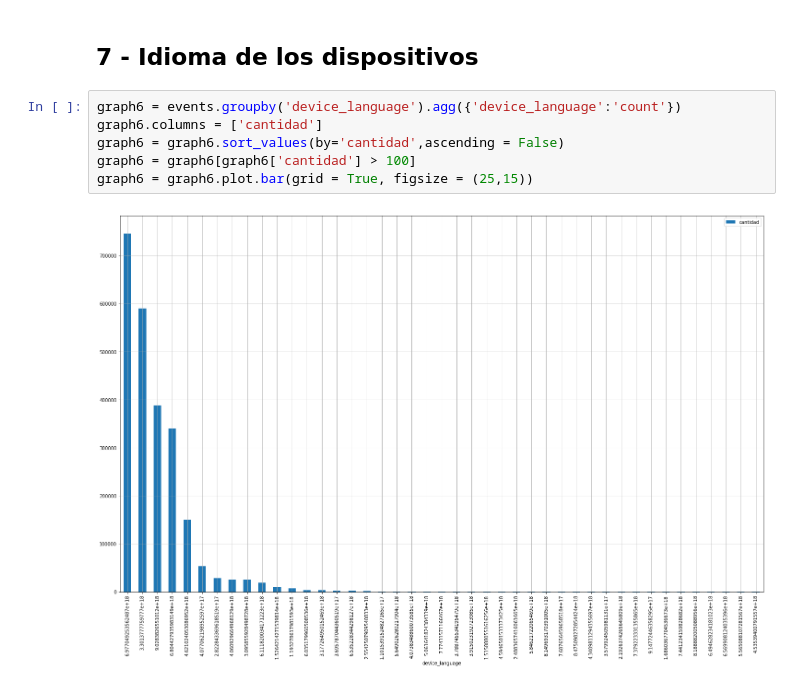
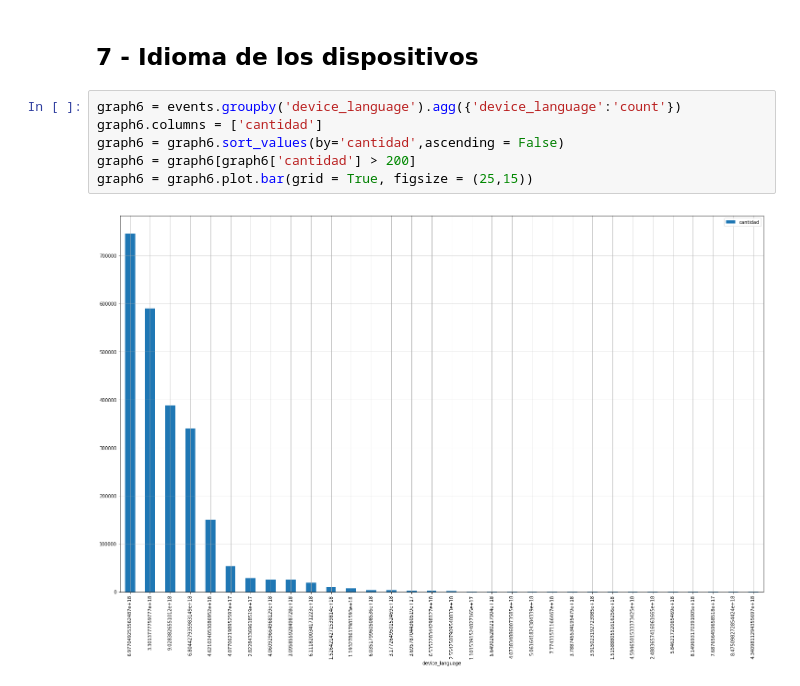
Before and after one commit to sberoch/Datos, a Jupyter notebook: events.ipynb, the cells around one changed output. Cells and saved outputs as stored; diff of their text form.

```diff
--- a/events.ipynb
+++ b/events.ipynb
@@ -185,8 +185,8 @@ grph6.set_yscale('log')
 # %%
 graph6 = events.groupby('device_language').agg({'device_language':'count'})
 graph6.columns = ['cantidad']
 graph6 = graph6.sort_values(by='cantidad',ascending = False)
-graph6 = graph6[graph6['cantidad'] > 100]
+graph6 = graph6[graph6['cantidad'] > 200]
 graph6 = graph6.plot.bar(grid = True, figsize = (25,15))
 # %% [output]
-[figure, old version]
+[figure, new version]
```
